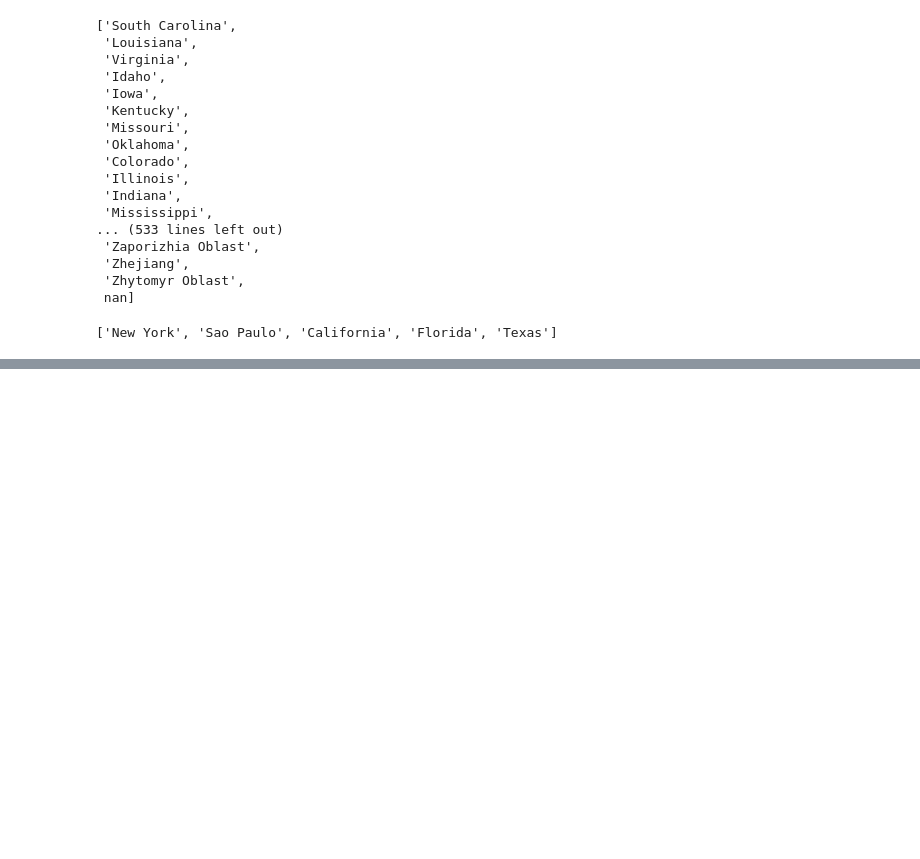
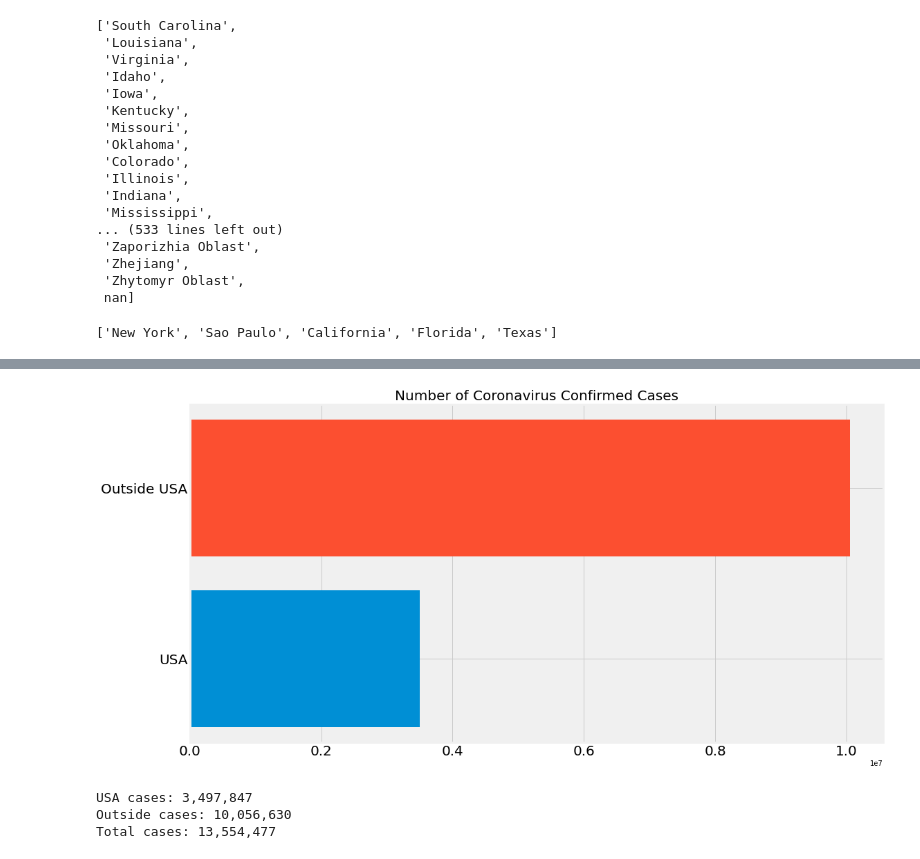
Before and after one commit to dharm1k987/tensorflow_covid-19, a Jupyter notebook: COVID-19 Prediction Analysis.ipynb, the cells around one changed output, grey strips where cells are left out. Drawn from its saved outputs; the diff is of its cells as text; code cells hidden in the pictures; blank space fills up the shorter version.

Commit message:
add a graph depicting usa vs the world in # of cases

```diff
--- a/COVID-19 Prediction Analysis.ipynb
+++ b/COVID-19 Prediction Analysis.ipynb
@@ -433,0 +443,21 @@ NameError: name 'province_country' is not defined
+# %%
+USA_confirmed = latest_data[latest_data['Country_Region'] == 'US']['Confirmed'].sum()
+outside_USA_confirmed = np.sum(country_confirmed_cases) - USA_confirmed
+plt.figure(figsize=(16,9))
+plt.barh('USA', USA_confirmed)
+plt.barh('Outside USA', outside_USA_confirmed)
+plt.title('Number of Coronavirus Confirmed Cases', size=20)
+plt.xticks(size=20)
+plt.yticks(size=20)
+plt.show()
+# %% [output]
+[figure, added]
+# %%
+print(f"USA cases: {USA_confirmed:,}")
+print(f"Outside cases: {outside_USA_confirmed:,}")
+total = USA_confirmed + outside_USA_confirmed
+print(f"Total cases: {total:,}")
+# %% [output]
+USA cases: 3,497,847
+Outside cases: 10,056,630
+Total cases: 13,554,477
```
Also changed, not shown: parts of 3 cells of this notebook.
